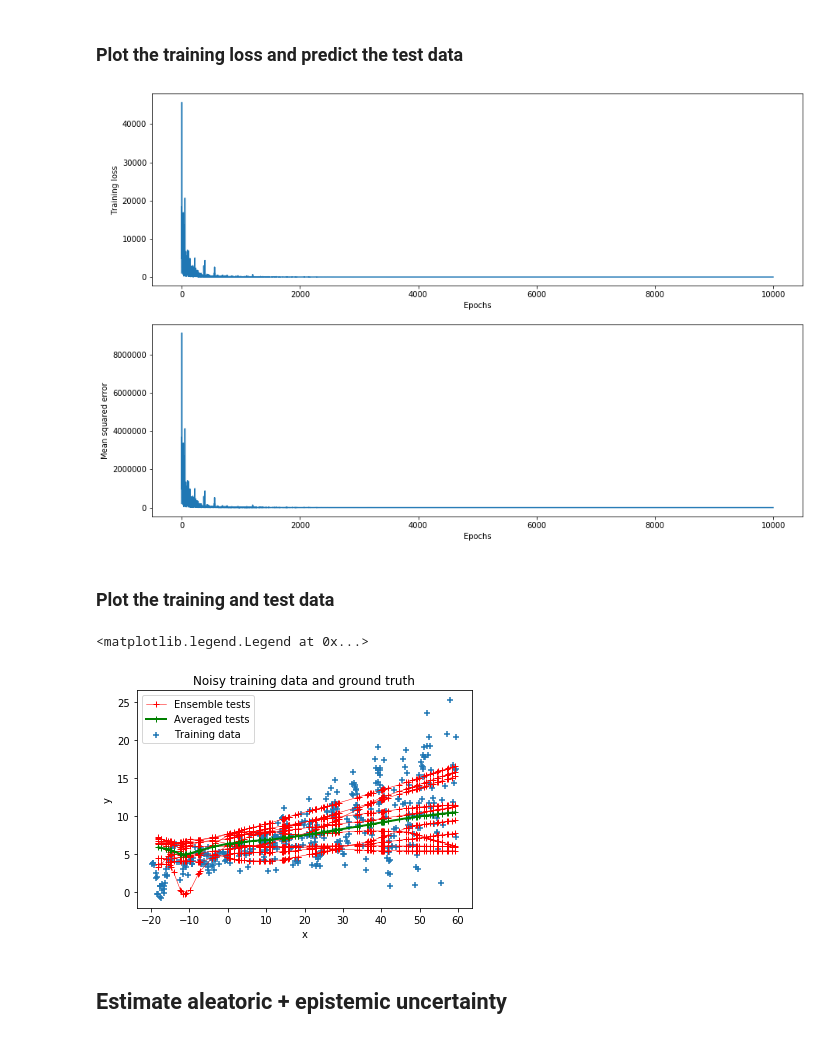
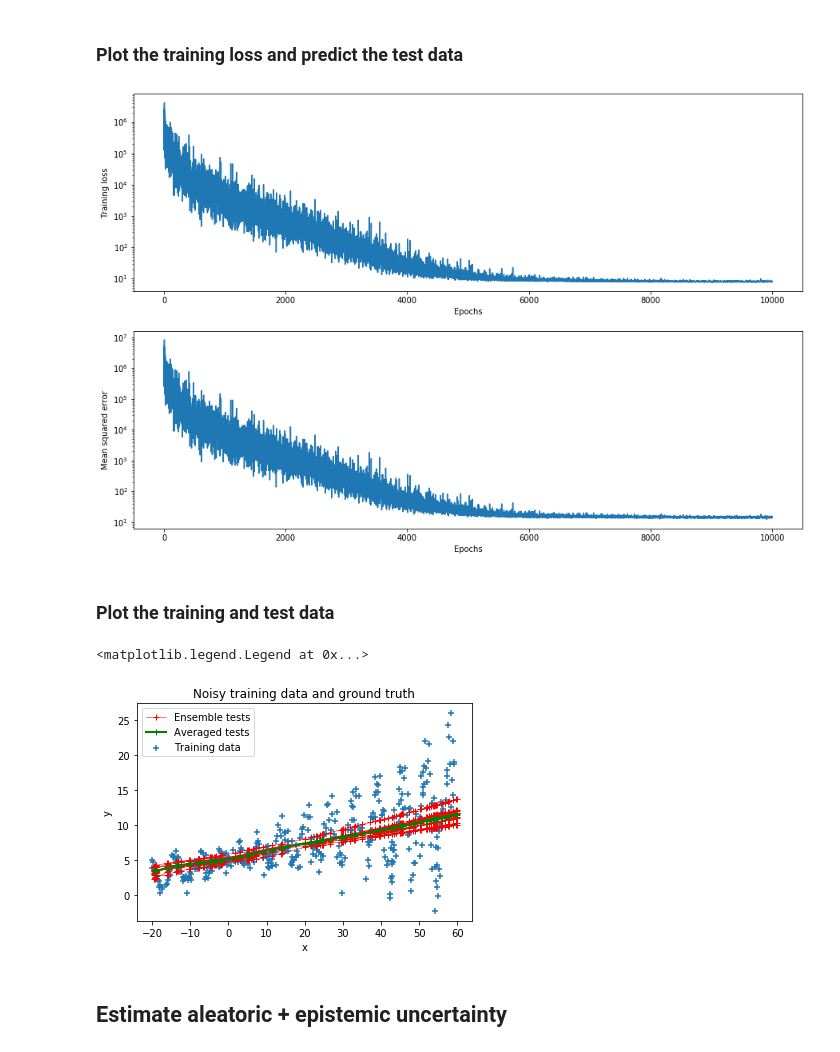
Before and after one commit to zhulingchen/tfp-tutorial, a Jupyter notebook: tfp_bnn.ipynb, the cells around one changed output. Drawn from its saved outputs; the diff is of its cells as text; code cells hidden in the pictures.

```diff
--- a/tfp_bnn.ipynb
+++ b/tfp_bnn.ipynb
@@ -264,7 +264,7 @@ def build_epistemic_model(train_size, scale=1):
     model = Model(model_in, model_out)
     return model
 
-ep_model = build_epistemic_model(n_train, scale=10)
+ep_model = build_epistemic_model(n_train)
 ep_model.compile(loss=neg_log_likelihood_with_dist, optimizer=Adam(lr), metrics=['mse'])
 ep_model.summary()
 hist = ep_model.fit(X_train, y_train, batch_size=batch_size, epochs=n_epochs, verbose=0)
@@ -297,14 +313,16 @@ print({l.name: {w.name: w.numpy().shape for w in l.weights} for l in ep_model.la
 # %%
 fig, ax = plt.subplots(2, 1, figsize=(15, 10))
 ax[0].plot(range(n_epochs), hist.history['loss'])
 ax[0].set_xlabel('Epochs')
 ax[0].set_ylabel('Training loss')
+ax[0].set_yscale('log')
 ax[1].plot(range(n_epochs), hist.history['mean_squared_error'])
 ax[1].set_xlabel('Epochs')
 ax[1].set_ylabel('Mean squared error')
+ax[1].set_yscale('log')
 y_test_pred_ep_list = [ep_model(X_test) for _ in range(n_test)]
 # %% [output]
-[figure, old version]
+[figure, new version]
 # %% [markdown]
 ### Plot the training and test data
 # %%
@@ -321,6 +339,6 @@ plt.title('Noisy training data and ground truth')
 plt.legend()
 # %% [output]
 <matplotlib.legend.Legend at 0x...>
-[figure, old version]
+[figure, new version]
 # %% [markdown]
 ## Estimate aleatoric + epistemic uncertainty
```
Also changed, not shown: parts of 19 cells of this notebook, 1 other file.
